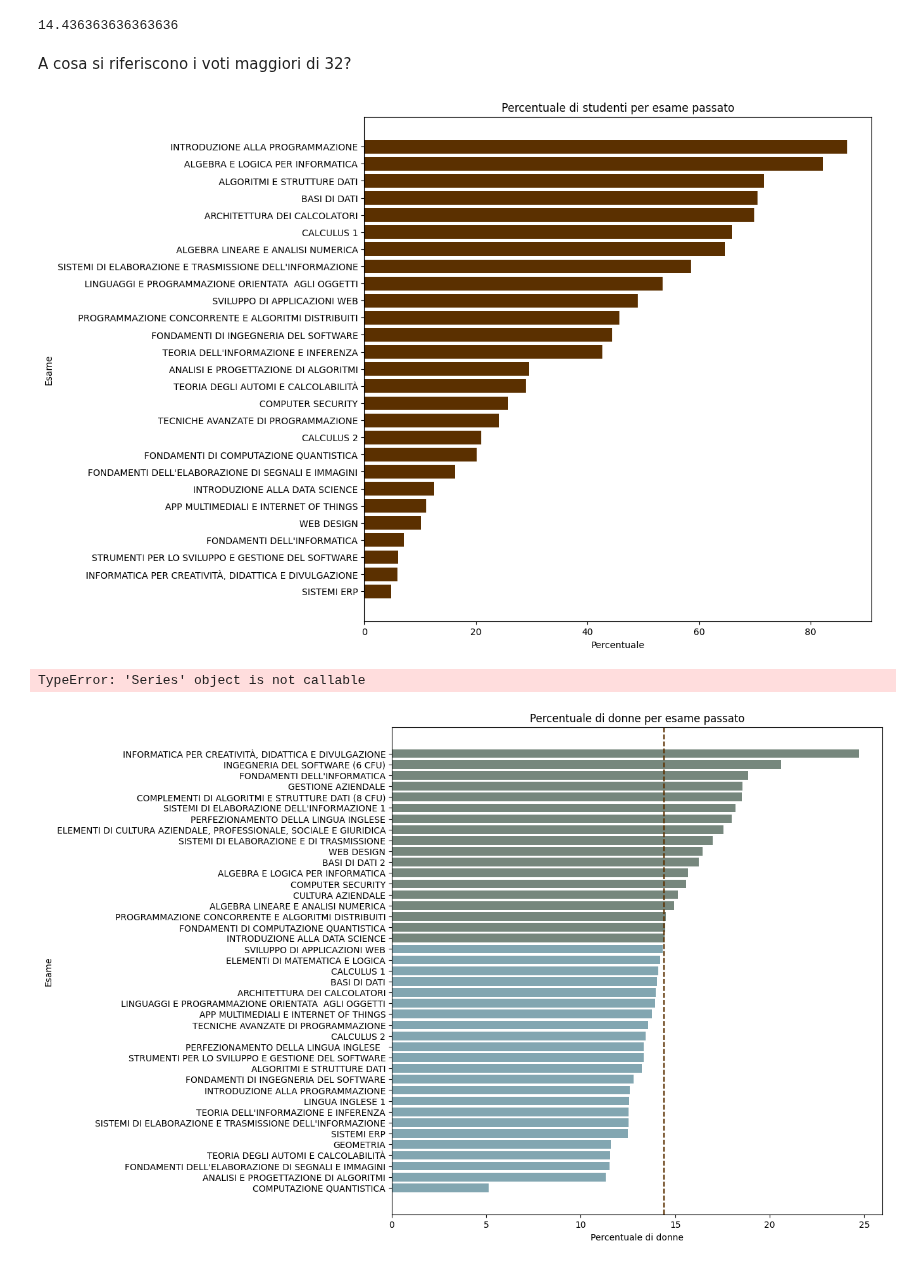
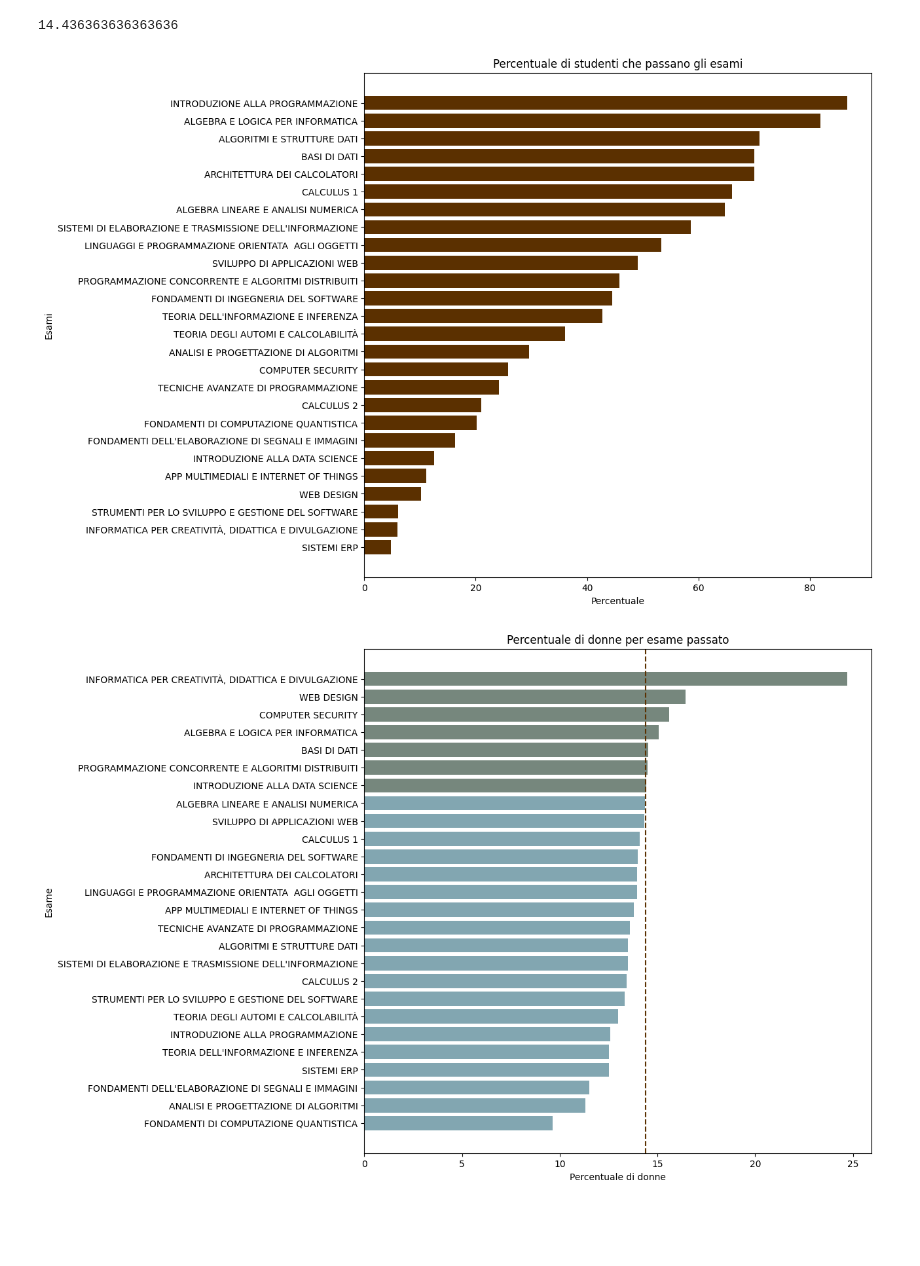
Before and after one commit to lallabelloni/Analisi-differenza-genere-Data-Science, a Jupyter notebook: progetto2.ipynb, the cells around one changed output. Drawn from its saved outputs; the diff is of its cells as text; code cells hidden in the pictures; blank space fills up the shorter version.

```diff
--- a/progetto2.ipynb
+++ b/progetto2.ipynb
@@ -63,19 +63,16 @@ pt = pt[(pt['DECODIFICA_INS'] != 'CULTURA AZIENDALE') &
         (pt['DECODIFICA_INS'] != 'PERFEZIONAMENTO DELLA LINGUA INGLESE') &
         (pt['DECODIFICA_INS'] != 'PERFEZIONAMENTO DELLA LINGUA INGLESE  ')]
 
-# elimino i voti maggiori di 31
+# elimino i voti maggiori di 31 (31: lode)
 pt = pt[(pt['VOTO'] != 36) & # 36: dispensato, credo si rifersica a crediti acquistiti grazie ad un passaggio di carriera
         (pt['VOTO'] != 40) & # 40: tirocinio effettuato
         (pt['VOTO'] != 41) & # 41: tirocinio approvato
         (pt['VOTO'] != 46) & # 46: ofa non superati
         (pt['VOTO'] != 45) & # 45: superato (laurea, ofa, ...)
-        (pt['VOTO'] != 96)]  # 96: registrato per errore
-
-# 31: lode
-pt['VOTO'] = pt['VOTO'].replace({35: 0}) # 35: ritirato
-pt['VOTO'] = pt['VOTO'].replace({44: 17}) # 44: respinto
+        (pt['VOTO'] != 96) & # 96: registrato per errore
+# sarebbe interessante tenere i segeunti, ma non ho dati a sufficienza
+        (pt['VOTO'] != 35) & # 35: ritirato
+        (pt['VOTO'] != 44)]  # 44: respinto
-# %% [markdown]
-A cosa si riferiscono i voti maggiori di 32?
 # %%
 # creo un db che unisce insegnamenti vecchi e nuovi
 
@@ -85,13 +82,11 @@ pt_vecchi['DECODIFICA_INS'] = pt_vecchi['DECODIFICA_INS'].replace({'BASI DI DATI
 pt_vecchi['DECODIFICA_INS'] = pt_vecchi['DECODIFICA_INS'].replace({'COMPLEMENTI DI ALGORITMI E STRUTTURE DATI (8 CFU)': 'ALGORITMI E STRUTTURE DATI'})
 pt_vecchi['DECODIFICA_INS'] = pt_vecchi['DECODIFICA_INS'].replace({'COMPUTAZIONE QUANTISTICA': 'FONDAMENTI DI COMPUTAZIONE QUANTISTICA'})
 pt_vecchi['DECODIFICA_INS'] = pt_vecchi['DECODIFICA_INS'].replace({'ELEMENTI DI MATEMATICA E LOGICA': 'ALGEBRA E LOGICA PER INFORMATICA'})
-# pt_vecchi['DECODIFICA_INS'] = pt_vecchi['DECODIFICA_INS'].replace({"FONDAMENTI DELL'INFORMATICA": ''})
+pt_vecchi['DECODIFICA_INS'] = pt_vecchi['DECODIFICA_INS'].replace({"FONDAMENTI DELL'INFORMATICA": 'TEORIA DEGLI AUTOMI E CALCOLABILITÀ'})
 pt_vecchi['DECODIFICA_INS'] = pt_vecchi['DECODIFICA_INS'].replace({'GEOMETRIA': 'ALGEBRA LINEARE E ANALISI NUMERICA'})    # ???
 pt_vecchi['DECODIFICA_INS'] = pt_vecchi['DECODIFICA_INS'].replace({'INGEGNERIA DEL SOFTWARE (6 CFU)': 'FONDAMENTI DI INGEGNERIA DEL SOFTWARE'})
 pt_vecchi['DECODIFICA_INS'] = pt_vecchi['DECODIFICA_INS'].replace({"SISTEMI DI ELABORAZIONE DELL'INFORMAZIONE 1":"SISTEMI DI ELABORAZIONE E TRASMISSIONE DELL'INFORMAZIONE"})
 pt_vecchi['DECODIFICA_INS'] = pt_vecchi['DECODIFICA_INS'].replace({'SISTEMI DI ELABORAZIONE E DI TRASMISSIONE': "SISTEMI DI ELABORAZIONE E TRASMISSIONE DELL'INFORMAZIONE"})
 
-
 # Non conosco
-# FONDAMENTI DELL'INFORMATICA
 # SISTEMI ERP
@@ -97,0 +125,12 @@ pt_vecchi['DECODIFICA_INS'] = pt_vecchi['DECODIFICA_INS'].replace({'SISTEMI DI E
+# %%
+def categorize_voto(voto):
+    if voto >= 18 and voto <= 22:
+        return '18-22'
+    elif voto >= 23 and voto <= 27:
+        return '23-27'
+    elif voto >= 28 and voto <= 32:
+        return '28-32'
+    else:
+        return 'Altro'
+
+pt_vecchi['FASCIA_VOTO'] = pt_vecchi['VOTO'].apply(categorize_voto)
@@ -103,58 +162,23 @@ perc_sorted = perc.sort_values()
 plt.figure(figsize=(10, 10))
 bars = plt.barh(perc_sorted.index, perc_sorted, color='#5B3000')
 plt.xlabel('Percentuale')
-plt.ylabel('Esame')
-plt.title('Percentuale di studenti per esame passato')
+plt.ylabel('Esami')
+plt.title('Percentuale di studenti che passano gli esami')
 plt.show()
 # %% [output]
-[figure, old version]
+[figure, new version]
-# %%
-
-primo_anno = pt[(pt['DECODIFICA_INS'] == "ALGEBRA E LOGICA PER INFORMATICA") |
-                 (pt['DECODIFICA_INS'] == "ALGORITMI E STRUTTURE DATI") |
-                 (pt['DECODIFICA_INS'] == "ARCHITETTURA DEI CALCOLATORI") |
-                 (pt['DECODIFICA_INS'] == "CALCULUS 1") |
-                 (pt['DECODIFICA_INS'] == "INTRODUZIONE ALLA PROGRAMMAZIONE")]
-
-
-secondo_anno = pt[(pt['DECODIFICA_INS'] == "ALGEBRA LINEARE E ANALISI NUMERICA") |
-                 (pt['DECODIFICA_INS'] == "ANALISI E PROGETTAZIONE DI ALGORITMI") |
-                 (pt['DECODIFICA_INS'] == "BASI DI DATI") |
-                 (pt['DECODIFICA_INS'] == "LINGUAGGI E PROGRAMMAZIONE ORIENTATA  AGLI OGGETTI") |
-                 (pt['DECODIFICA_INS'] == "SISTEMI DI ELABORAZIONE E TRASMISSIONE DELL'INFORMAZIONE") |
-                 (pt['DECODIFICA_INS'] == "TEORIA DELL'INFORMAZIONE E INFERENZA")]
-
-terzo_anno = pt[(pt['DECODIFICA_INS'] == "COMPUTER SECURITY") | # per tutti
-                 (pt['DECODIFICA_INS'] == "FONDAMENTI DI INGEGNERIA DEL SOFTWARE") |
-                 (pt['DECODIFICA_INS'] == "PROGRAMMAZIONE CONCORRENTE E ALGORITMI DISTRIBUITI") |
-                 (pt['DECODIFICA_INS'] == "SVILUPPO DI APPLICAZIONI WEB")]
-
-propedeutico = pt[(pt['DECODIFICA_INS'] == "CALCULUS 2") |
-                 (pt['DECODIFICA_INS'] == "FONDAMENTI DI COMPUTAZIONE QUANTISTICA") |
-                 (pt['DECODIFICA_INS'] == "TEORIA DEGLI AUTOMI E CALCOLABILITÀ")]
-
-tecnologico = pt[(pt['DECODIFICA_INS'] == "TECNICHE AVANZATE DI PROGRAMMAZIONE")]
-
-scelta = pt[(pt['DECODIFICA_INS'] == "APP MULTIMEDIALI E INTERNET OF THINGS") |
-                 (pt['DECODIFICA_INS'] == "FONDAMENTI DELL'ELABORAZIONE DI SEGNALI E IMMAGINI")
-                 (pt['DECODIFICA_INS'] == "INFORMATICA PER CREATIVITÀ, DIDATTICA E DIVULGAZIONE") |
-                 (pt['DECODIFICA_INS'] == "INTRODUZIONE ALLA DATA SCIENCE") |
-                 (pt['DECODIFICA_INS'] == "STRUMENTI PER LO SVILUPPO E GESTIONE DEL SOFTWARE") |
-                 (pt['DECODIFICA_INS'] == "WEB DESIGN")]
-# %% [output]
-TypeError: 'Series' object is not callable
 # %%
 # visualizzazione percentuale di donne sul numero totale, di persone che hanno superato l'esame
-perc_donne = ((pt[pt['GENERE'] == 'F'].groupby('DECODIFICA_INS').size() / pt.groupby('DECODIFICA_INS').size()) * 100)#.astype(int)
+perc_donne = ((pt_vecchi[pt_vecchi['GENERE'] == 'F'].groupby('DECODIFICA_INS').size() / pt_vecchi.groupby('DECODIFICA_INS').size()) * 100)#.astype(int)
 
 perc_donne_sorted = perc_donne.sort_values()
 colors = ['#82A6B1' if val < 14.4 else '#76877D' for val in perc_donne_sorted]
 plt.figure(figsize=(10, 10))
 bars = plt.barh(perc_donne_sorted.index, perc_donne_sorted, color=colors)
 plt.axvline(x=14.4, color='#5B3000', linestyle='--')
 plt.xlabel('Percentuale di donne')
 plt.ylabel('Esame')
 plt.title('Percentuale di donne per esame passato')
 plt.show()
 # %% [output]
-[figure, old version]
+[figure, new version]
```
Also changed, not shown: parts of 32 cells of this notebook, 1 other file.
